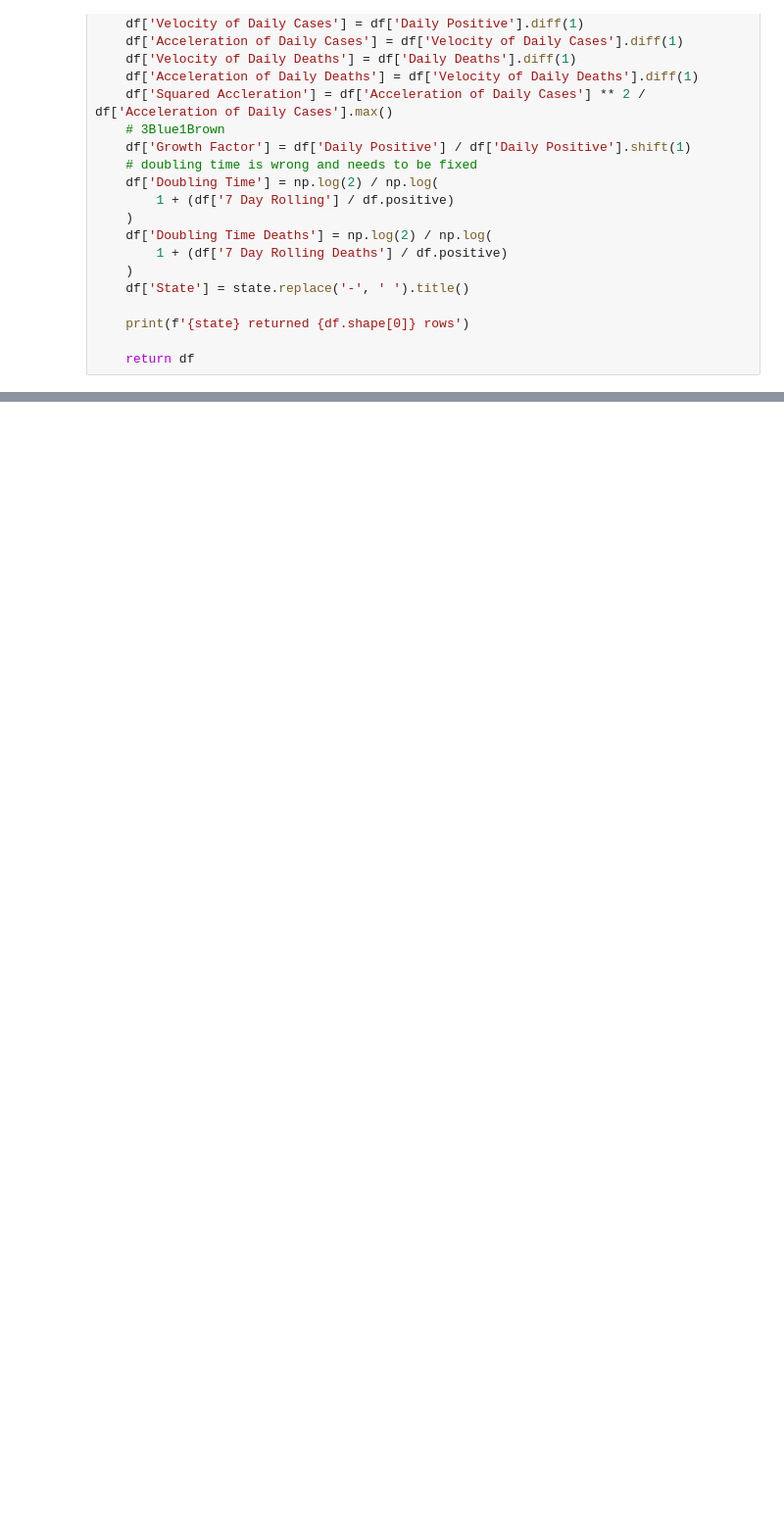
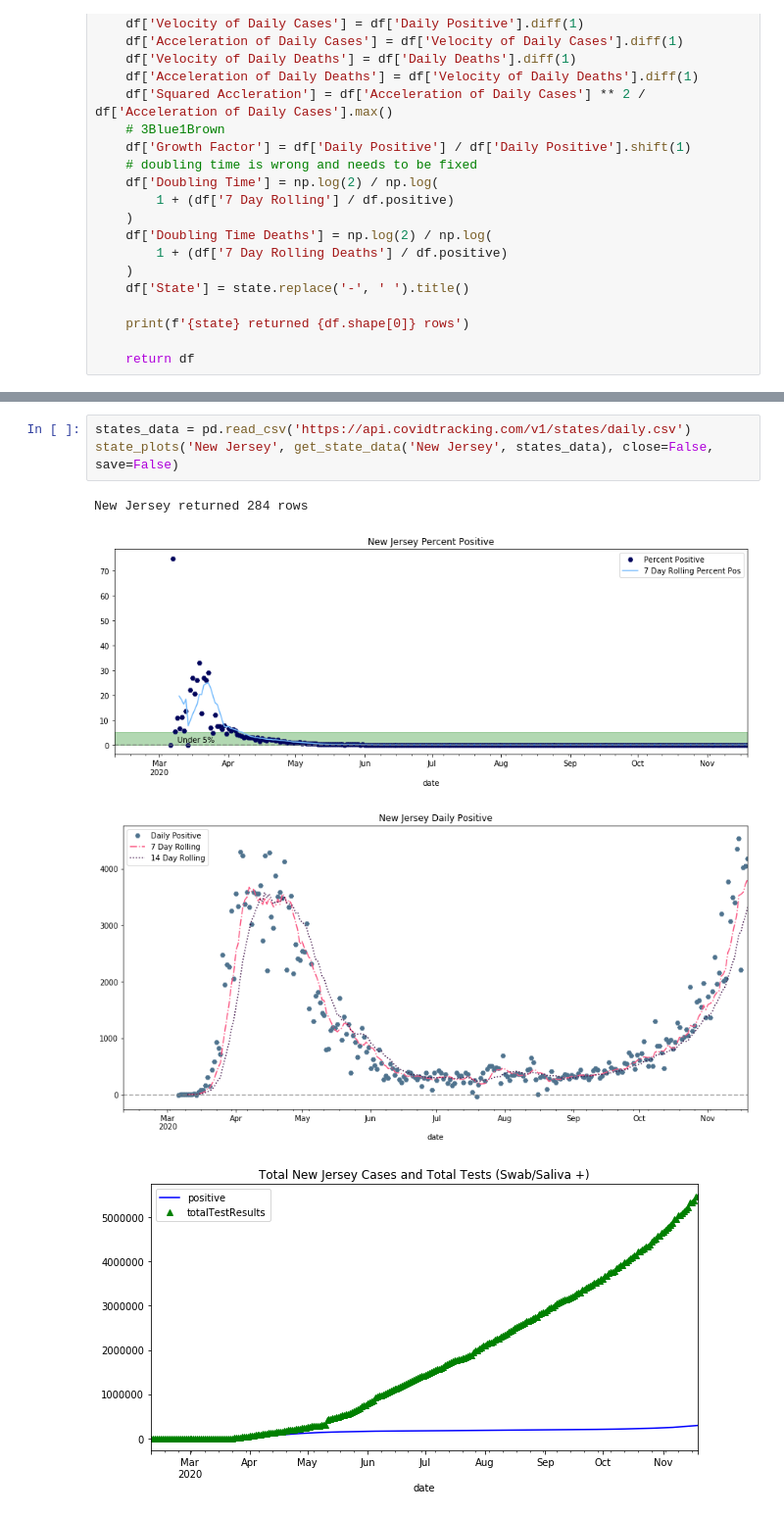
Before and after one commit to kaumaron/NJcomCOVIDData, a Jupyter notebook: NJcomCOVIDExtract-Timeseries.ipynb, the cells around one changed output, grey strips where cells are left out. Shown at 98% size. Saved outputs shown, nothing was run; the diff lists cells and outputs as text; blank space fills up the shorter version.

```diff
--- a/NJcomCOVIDExtract-Timeseries.ipynb
+++ b/NJcomCOVIDExtract-Timeseries.ipynb
@@ -250,0 +245,8 @@ def get_state_data(state, states_data):
+# %%
+states_data = pd.read_csv('https://api.covidtracking.com/v1/states/daily.csv')
+state_plots('New Jersey', get_state_data('New Jersey', states_data), close=False, save=False)
+# %% [output]
+New Jersey returned 284 rows
+[figure, added]
+[figure, added]
+[figure, added]
```
Also changed, not shown: parts of 37 cells of this notebook.
